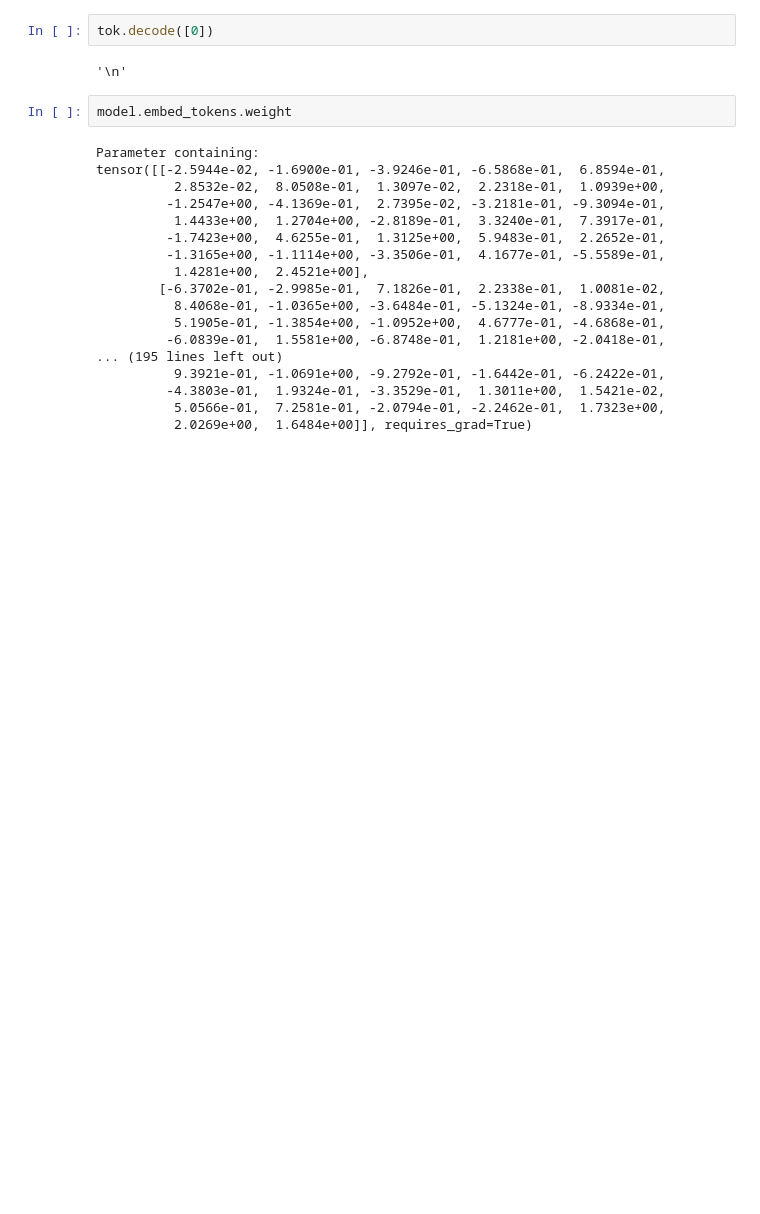
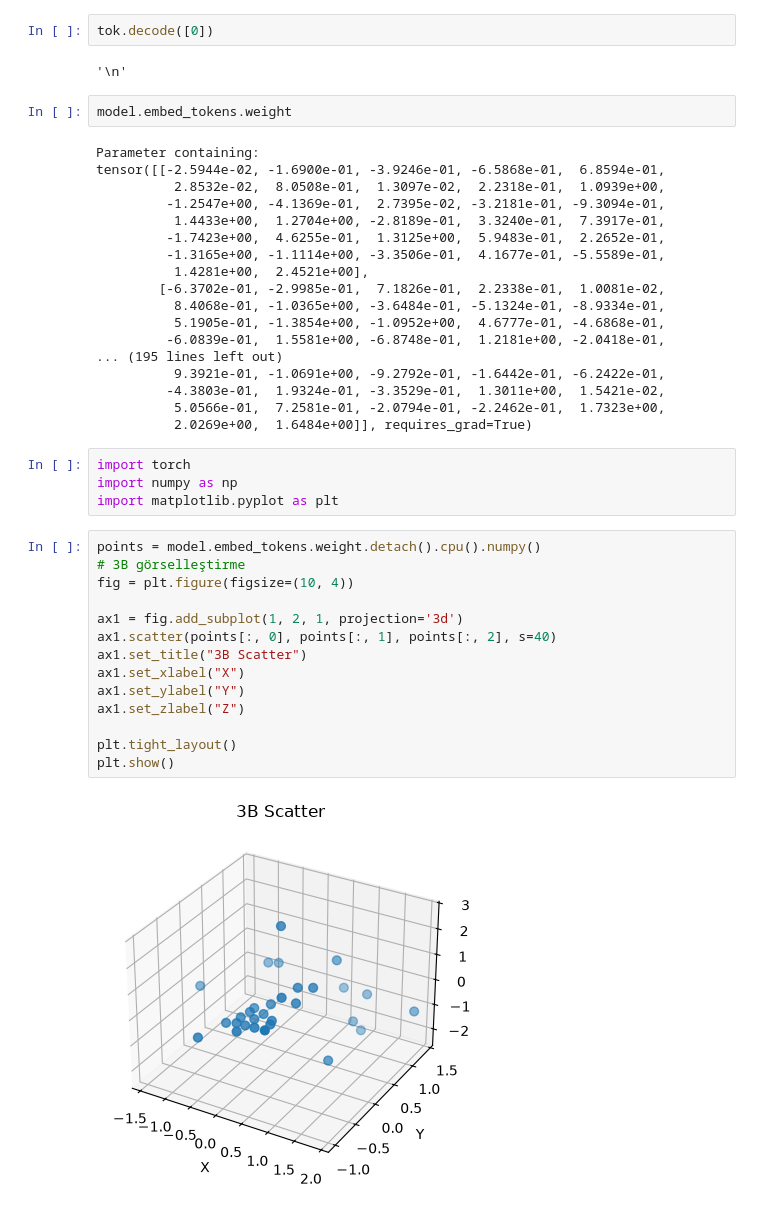
Before and after one commit to Aysenuryesilova/single_letter_transformers_MAIN, a Jupyter notebook: demo.ipynb, the cells around one changed output. Drawn from its saved outputs; the diff is of its cells as text; blank space fills up the shorter version.

```diff
--- a/demo.ipynb
+++ b/demo.ipynb
@@ -63,3 +70,23 @@ tensor([[-2.5944e-02, -1.6900e-01, -3.9246e-01, -6.5868e-01,  6.8594e-01,
          -4.3803e-01,  1.9324e-01, -3.3529e-01,  1.3011e+00,  1.5421e-02,
           5.0566e-01,  7.2581e-01, -2.0794e-01, -2.2462e-01,  1.7323e+00,
           2.0269e+00,  1.6484e+00]], requires_grad=True)
+# %%
+import torch
+import numpy as np
+import matplotlib.pyplot as plt
+# %%
+points = model.embed_tokens.weight.detach().cpu().numpy()
+# 3B görselleştirme
+fig = plt.figure(figsize=(10, 4))
+
+ax1 = fig.add_subplot(1, 2, 1, projection='3d')
+ax1.scatter(points[:, 0], points[:, 1], points[:, 2], s=40)
+ax1.set_title("3B Scatter")
+ax1.set_xlabel("X")
+ax1.set_ylabel("Y")
+ax1.set_zlabel("Z")
+
+plt.tight_layout()
+plt.show()
+# %% [output]
+[figure, added]
```
Also changed, not shown: parts of 13 cells of this notebook, 3 other files.
